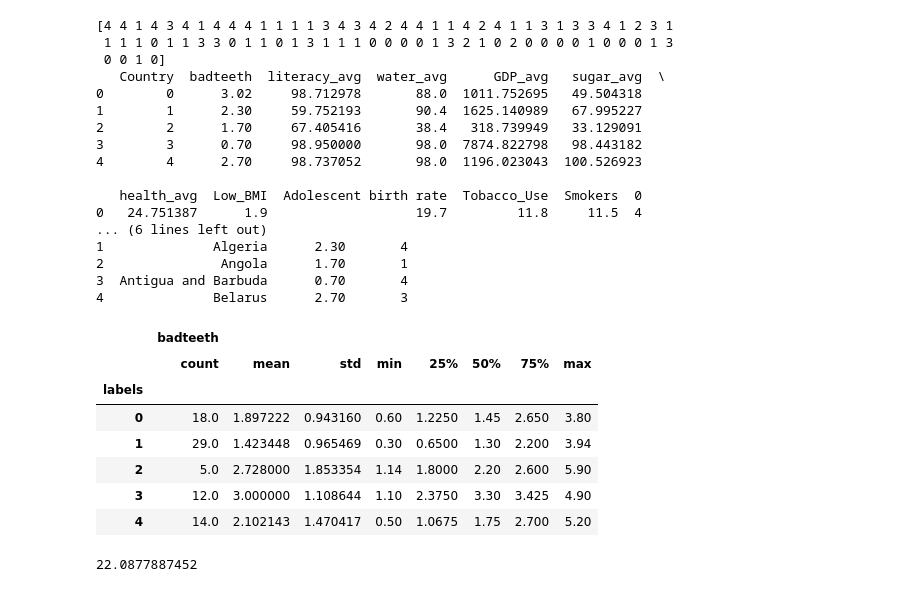
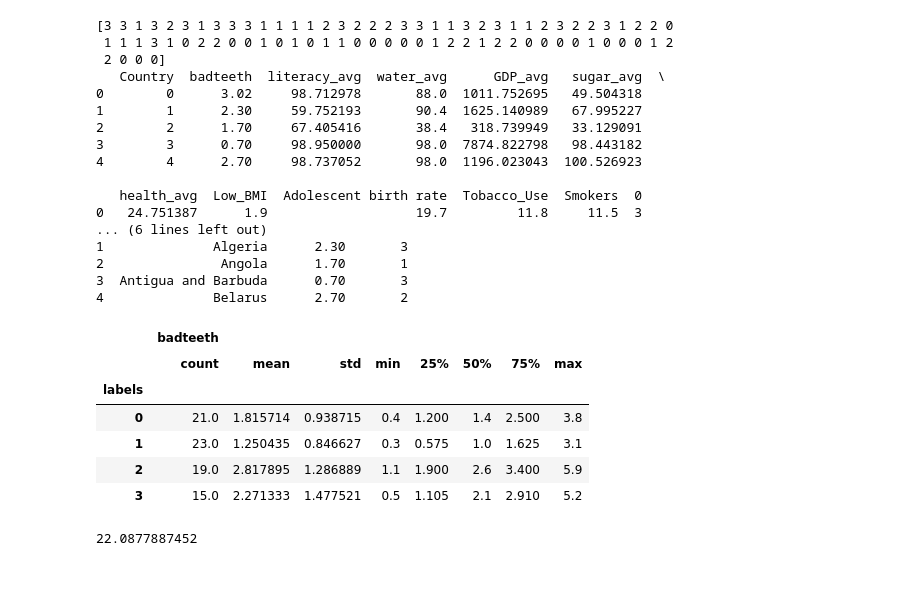
Before and after one commit to SilasNeptune/Dental-Health-in-Youth, a Jupyter notebook: Machine Learning.ipynb, the cells around one changed output. Cells and saved outputs as stored; diff of their text form; code cells hidden in the pictures.

```diff
--- a/Machine Learning.ipynb
+++ b/Machine Learning.ipynb
@@ -34,7 +35,7 @@ min_max_scaler = MinMaxScaler()
 X_train_minmax = min_max_scaler.fit_transform(data_cluster)
 
 
-clustered_data = KMeans(n_clusters=5, random_state=0).fit_predict(X_train_minmax)
+clustered_data = KMeans(n_clusters=4, random_state=0).fit_predict(X_train_minmax)
 
 print(clustered_data)
 
@@ -42,45 +43,44 @@ print(clustered_data)
 #demo['cluster'] = pd.Series(clustered_data, index=demo.index)
 df_cluster = pd.DataFrame(clustered_data)
 demo_cluster = pd.concat([data_cluster, df_cluster], axis=1)
 demo_cluster.rename(columns={"0": "cluster", "Unnamed: 0" : "Country"}, inplace=True)
 
 
 
 print(demo_cluster.head())
 countries = list(demographics2['Country'])
 teeth =list(demographics2['badteeth'])
 
 df = pd.DataFrame({'labels' : clustered_data, 'Countries' : countries, 'badteeth' : teeth})
 
 print(df.head())
 
 df.groupby('labels').describe()
 # %% [output]
-[4 4 1 4 3 4 1 4 4 4 1 1 1 1 3 4 3 4 2 4 4 1 1 4 2 4 1 1 3 1 3 3 4 1 2 3 1
- 1 1 1 0 1 1 3 3 0 1 1 0 1 3 1 1 1 0 0 0 0 1 3 2 1 0 2 0 0 0 0 1 0 0 0 1 3
- 0 0 1 0]
+[3 3 1 3 2 3 1 3 3 3 1 1 1 1 2 3 2 2 2 3 3 1 1 3 2 3 1 1 2 3 2 2 3 1 2 2 0
+ 1 1 1 3 1 0 2 2 0 0 1 0 1 0 1 1 0 0 0 0 0 1 2 2 1 2 2 0 0 0 0 1 0 0 0 1 2
+ 2 0 0 0]
    Country  badteeth  literacy_avg  water_avg      GDP_avg   sugar_avg  \
 0        0      3.02     98.712978       88.0  1011.752695   49.504318
 1        1      2.30     59.752193       90.4  1625.140989   67.995227
 2        2      1.70     67.405416       38.4   318.739949   33.129091
 3        3      0.70     98.950000       98.0  7874.822798   98.443182
 4        4      2.70     98.737052       98.0  1196.023043  100.526923
 
    health_avg  Low_BMI  Adolescent birth rate  Tobacco_Use  Smokers  0
-0   24.751387      1.9                   19.7         11.8     11.5  4
+0   24.751387      1.9                   19.7         11.8     11.5  3
 ... (6 lines left out)
-1              Algeria      2.30       4
+1              Algeria      2.30       3
 2               Angola      1.70       1
-3  Antigua and Barbuda      0.70       4
-4              Belarus      2.70       3
+3  Antigua and Barbuda      0.70       3
+4              Belarus      2.70       2
 |  | badteeth |  |  |  |  |  |  |  |
 |  | count | mean | std | min | 25% | 50% | 75% | max |
 | labels |  |  |  |  |  |  |  |  |
-| 0 | 18.0 | 1.897222 | 0.943160 | 0.60 | 1.2250 | 1.45 | 2.650 | 3.80 |
-| 1 | 29.0 | 1.423448 | 0.965469 | 0.30 | 0.6500 | 1.30 | 2.200 | 3.94 |
-| 2 | 5.0 | 2.728000 | 1.853354 | 1.14 | 1.8000 | 2.20 | 2.600 | 5.90 |
-| 3 | 12.0 | 3.000000 | 1.108644 | 1.10 | 2.3750 | 3.30 | 3.425 | 4.90 |
-| 4 | 14.0 | 2.102143 | 1.470417 | 0.50 | 1.0675 | 1.75 | 2.700 | 5.20 |
+| 0 | 21.0 | 1.815714 | 0.938715 | 0.4 | 1.200 | 1.4 | 2.500 | 3.8 |
+| 1 | 23.0 | 1.250435 | 0.846627 | 0.3 | 0.575 | 1.0 | 1.625 | 3.1 |
+| 2 | 19.0 | 2.817895 | 1.286889 | 1.1 | 1.900 | 2.6 | 3.400 | 5.9 |
+| 3 | 15.0 | 2.271333 | 1.477521 | 0.5 | 1.105 | 2.1 | 2.910 | 5.2 |
 # %%
 zero = df[df['labels'] == 0]
 one = df[df['labels'] == 1]
```
Also changed, not shown: parts of 18 cells of this notebook.
